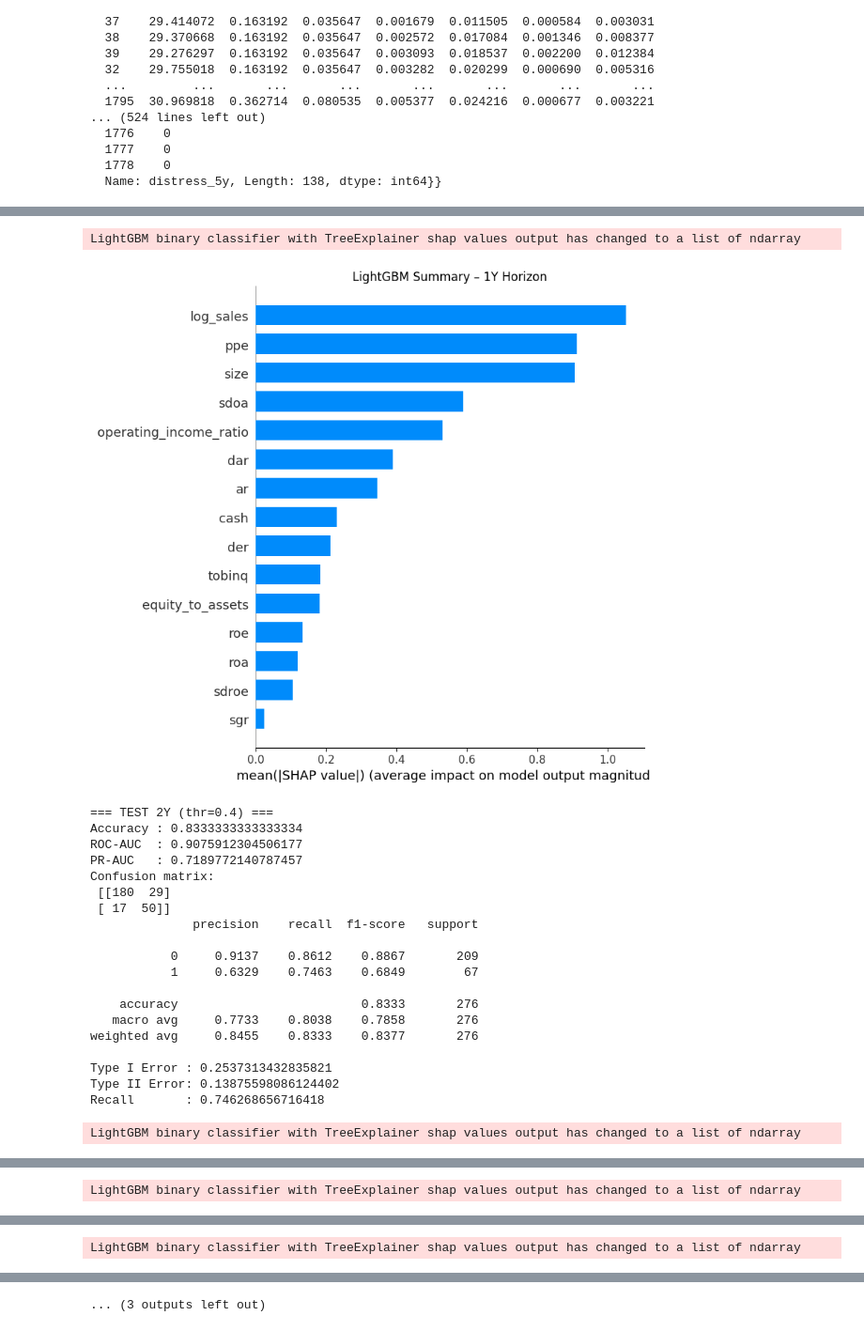
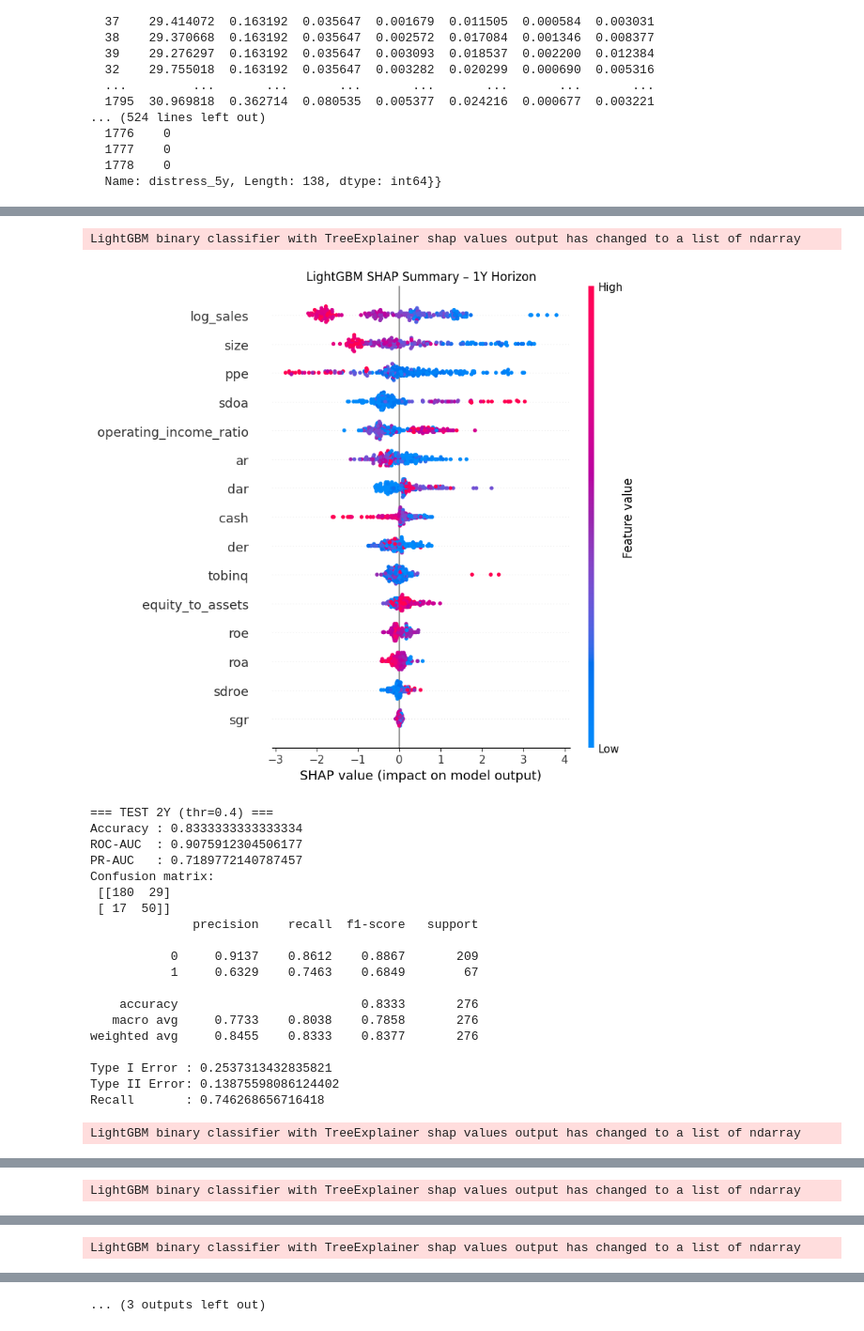
Before and after one commit to carissafarry/bankruptcy-prediction, a Jupyter notebook: src/training_light_gbm.ipynb, the cells around one changed output, grey strips where cells are left out. Shown at 94% size. Cells and saved outputs as stored; diff of their text form; code cells hidden in the pictures.

Commit message:
feat (light-gbm): update graph

```diff
--- a/src/training_light_gbm.ipynb
+++ b/src/training_light_gbm.ipynb
@@ -504,10 +520,10 @@ def plot_shap_for_horizon(
 # ============================
 # LIGHT GBM TRAINING
 # ============================
-gb_models = {}
+models = {}
 
 for h in [1, 2, 3, 4, 5]:
-    gb_models[h] = train_boosting_for_horizon(
+    models[h] = train_boosting_for_horizon(
         df=df_h,
         feature_cols=feature_cols,
         horizon=h,
@@ -559,48 +575,45 @@ gb_models
 # ============================
 
 for h in [1, 2, 3, 4, 5]:
-    # evaluate_rf_model(rf_models[h])
-
     eval_gb_split(
         name=f"TEST {h}Y",
-        model=gb_models[h]["model"],
-        X=gb_models[h]["X_test"],
-        y=gb_models[h]["y_test"],
+        model=models[h]["model"],
+        X=models[h]["X_test"],
+        y=models[h]["y_test"],
 
         # HARDCODE TUNING TRESHOLD
-        # thr=rf_models[h]["threshold"]
+        # thr=models[h]["threshold"]
         thr=0.4,
         model_type="lgbm"
     )
 
-    plot_shap_for_horizon(
-        model_dict=gb_models[h],
+    plot_shap_summary_for_horizon(
+        model_dict=models[h],
         feature_cols=feature_cols,
         model_type="lgbm",
-        plot_type="bar"
     )
 # %% [output]
 === TEST 1Y (thr=0.4) ===
 Accuracy : 0.8260869565217391
 ROC-AUC  : 0.8937053383774696
 PR-AUC   : 0.6972429468060236
 Confusion matrix:
  [[213  31]
  [ 25  53]]
               precision    recall  f1-score   support
 
            0     0.8950    0.8730    0.8838       244
            1     0.6310    0.6795    0.6543        78
 
     accuracy                         0.8261       322
    macro avg     0.7630    0.7762    0.7691       322
 weighted avg     0.8310    0.8261    0.8282       322
 
 Type I Error : 0.32051282051282054
 Type II Error: 0.12704918032786885
 Recall       : 0.6794871794871795
 LightGBM binary classifier with TreeExplainer shap values output has changed to a list of ndarray
-[figure, old version]
+[figure, new version]
 === TEST 2Y (thr=0.4) ===
 Accuracy : 0.8333333333333334
 ROC-AUC  : 0.9075912304506177
```
Also changed, not shown: parts of 8 cells of this notebook.
